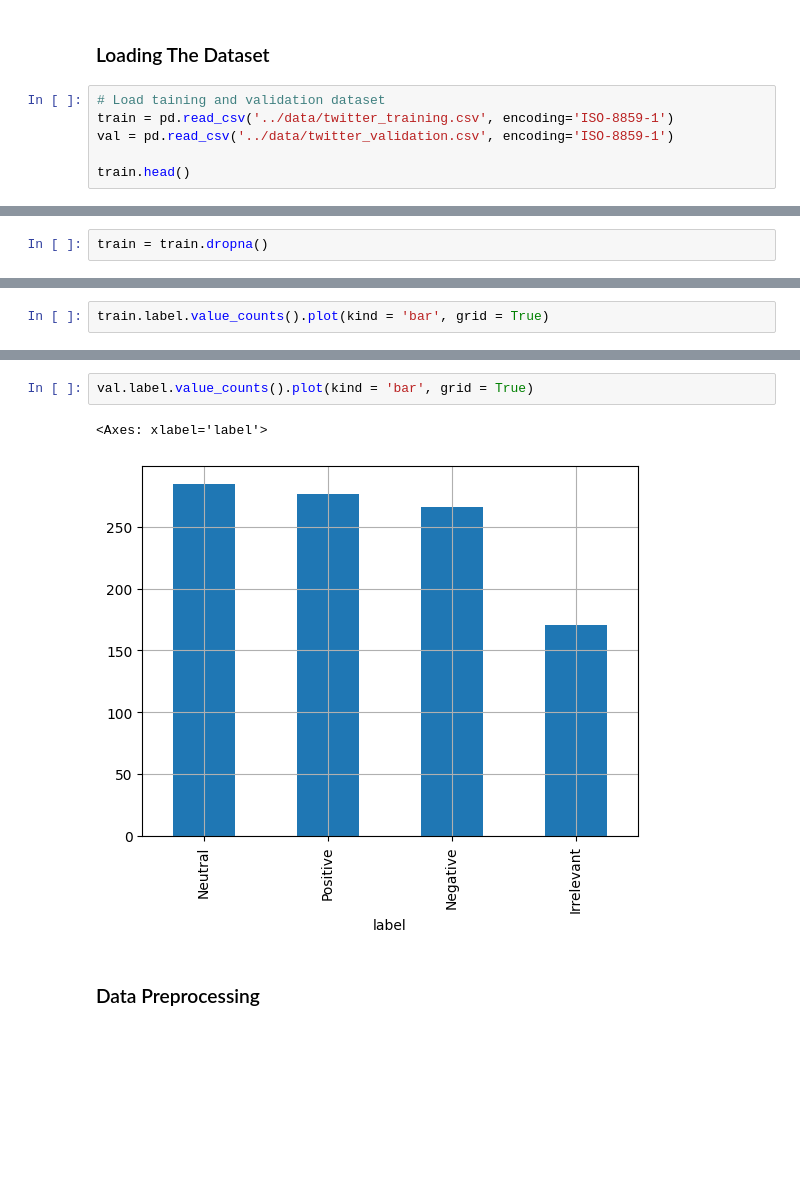
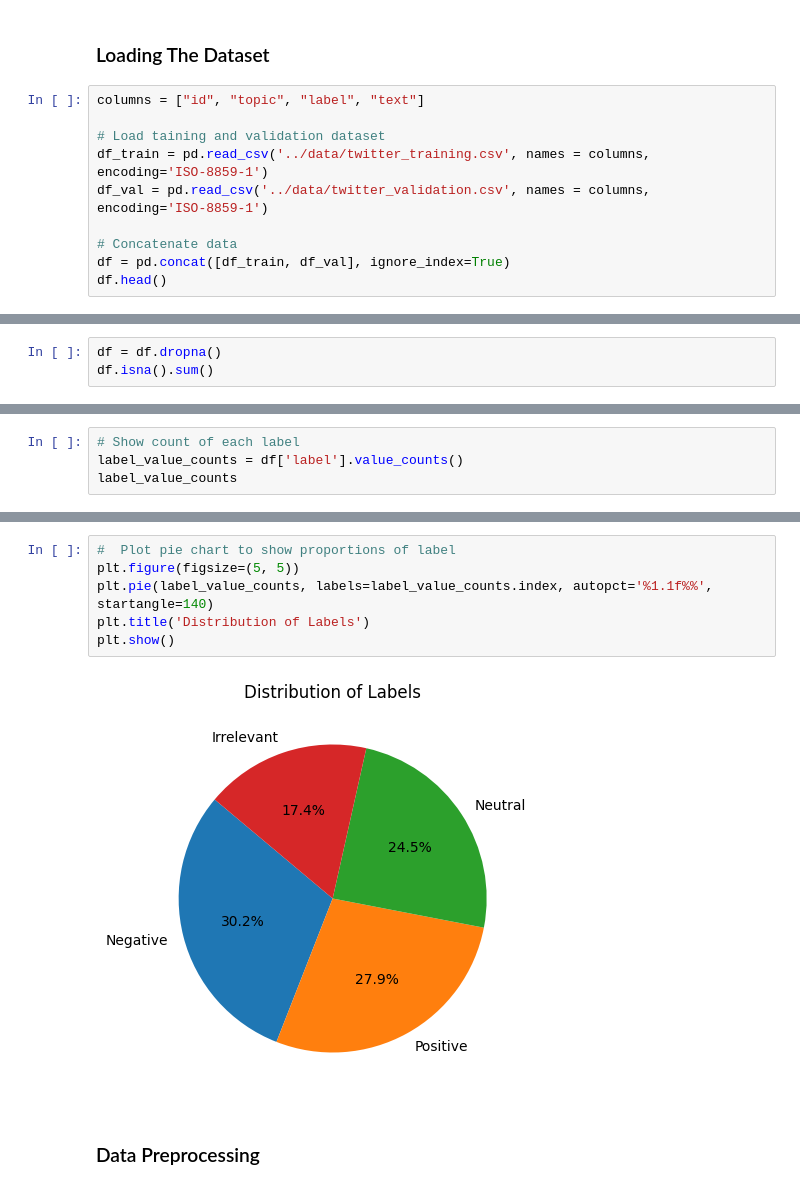
Before and after one commit to matchi-1/Twitter-Sentiment-Analysis, a Jupyter notebook: notebooks/TwitterSentimentAnalysis.ipynb, the cells around one changed output, grey strips where cells are left out. Drawn from its saved outputs; the diff is of its cells as text; blank space fills up the shorter version.

```diff
--- a/notebooks/TwitterSentimentAnalysis.ipynb
+++ b/notebooks/TwitterSentimentAnalysis.ipynb
@@ -8,9 +31,13 @@ from nltk.corpus import stopwords
 # %% [markdown]
 ### Loading The Dataset
 # %%
+columns = ["id", "topic", "label", "text"]
+
 # Load taining and validation dataset
-train = pd.read_csv('../data/twitter_training.csv', encoding='ISO-8859-1')
-val = pd.read_csv('../data/twitter_validation.csv', encoding='ISO-8859-1')
+df_train = pd.read_csv('../data/twitter_training.csv', names = columns, encoding='ISO-8859-1')
+df_val = pd.read_csv('../data/twitter_validation.csv', names = columns, encoding='ISO-8859-1')
 
-train.head()
+# Concatenate data
+df = pd.concat([df_train, df_val], ignore_index=True)
+df.head()
 # %% [output]
@@ -49,4 +78,5 @@ label      0
 text     686
 dtype: int64
 # %%
-train = train.dropna()
+df = df.dropna()
+df.isna().sum()
@@ -53,3 +89,5 @@ train = train.dropna()
 # %%
-train.label.value_counts().plot(kind = 'bar', grid = True)
+# Show count of each label
+label_value_counts = df['label'].value_counts()
+label_value_counts
 # %% [output]
@@ -58,8 +100,11 @@ train.label.value_counts().plot(kind = 'bar', grid = True)
 # %%
-val.label.value_counts().plot(kind = 'bar', grid = True)
+#  Plot pie chart to show proportions of label
+plt.figure(figsize=(5, 5))
+plt.pie(label_value_counts, labels=label_value_counts.index, autopct='%1.1f%%', startangle=140)
+plt.title('Distribution of Labels')
+plt.show()
 # %% [output]
-<Axes: xlabel='label'>
-[figure, old version]
+[figure, new version]
 # %% [markdown]
 ### Data Preprocessing
 # %%
```
Also changed, not shown: parts of 19 cells of this notebook.
